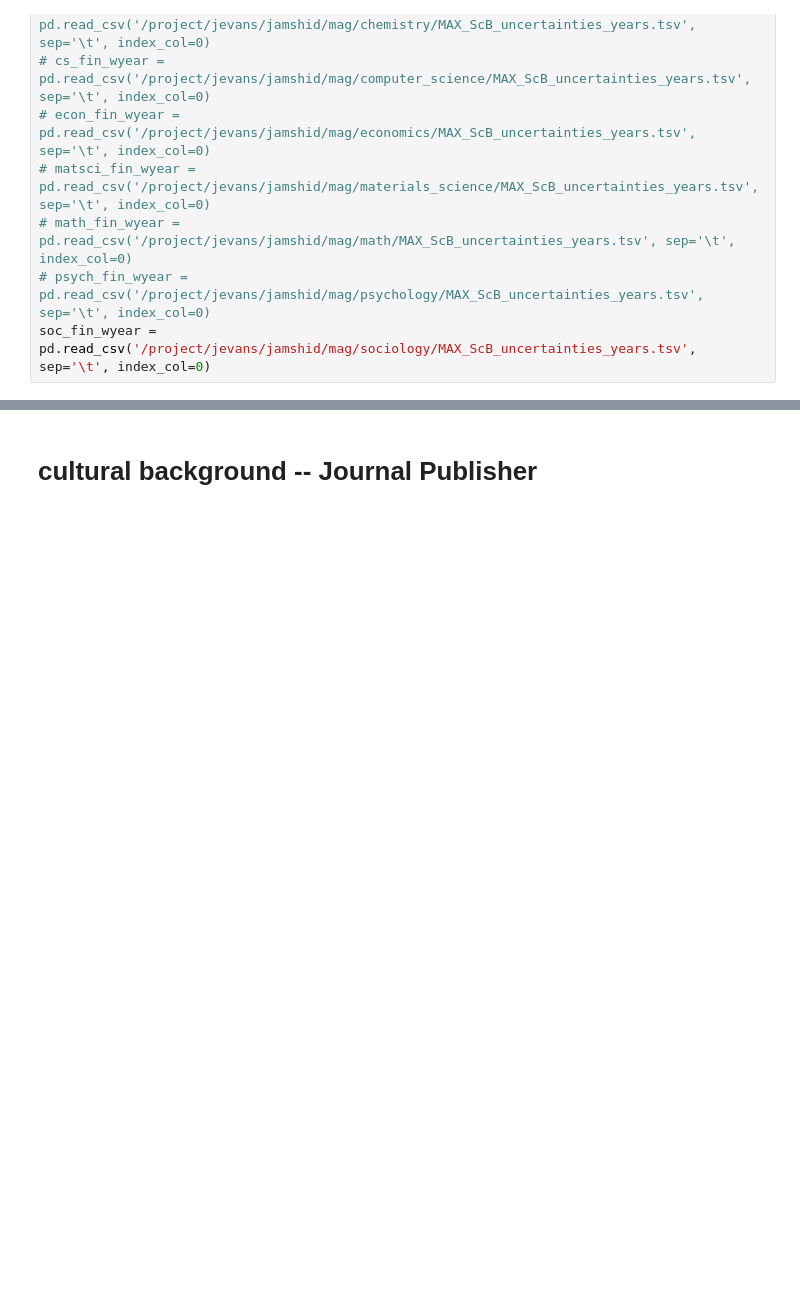
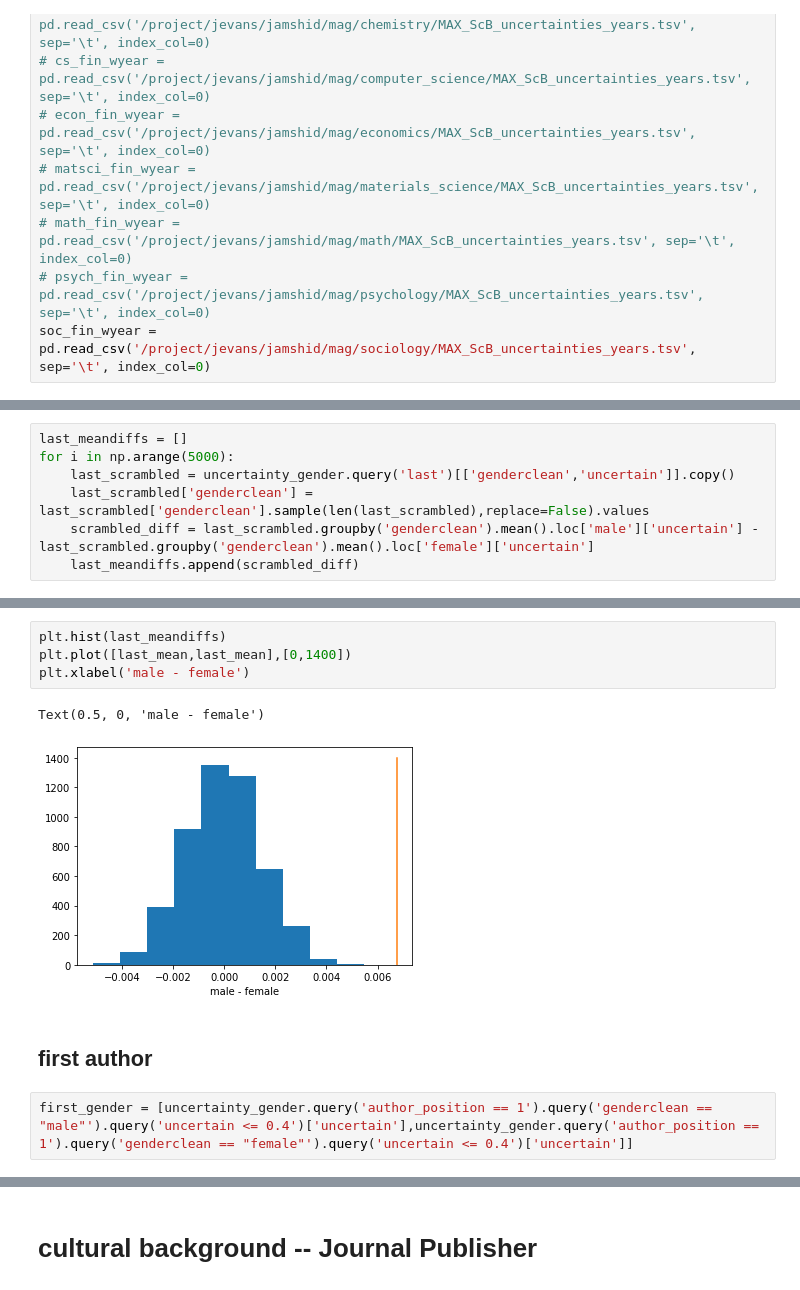
Before and after one commit to graceshaoy/subj-unc-grace, a Jupyter notebook: UncertaintyTrends_grace.ipynb, the cells around one changed output, grey strips where cells are left out. Drawn from its saved outputs; the diff is of its cells as text; blank space fills up the shorter version.

```diff
--- a/UncertaintyTrends_grace.ipynb
+++ b/UncertaintyTrends_grace.ipynb
@@ -65,0 +109,7 @@ soc_fin_wyear = pd.read_csv('/project/jevans/jamshid/mag/sociology/MAX_ScB_uncer
+# %%
+last_meandiffs = []
+for i in np.arange(5000):
+    last_scrambled = uncertainty_gender.query('last')[['genderclean','uncertain']].copy()
+    last_scrambled['genderclean'] = last_scrambled['genderclean'].sample(len(last_scrambled),replace=False).values
+    scrambled_diff = last_scrambled.groupby('genderclean').mean().loc['male']['uncertain'] - last_scrambled.groupby('genderclean').mean().loc['female']['uncertain']
+    last_meandiffs.append(scrambled_diff)
@@ -65,0 +120,11 @@ soc_fin_wyear = pd.read_csv('/project/jevans/jamshid/mag/sociology/MAX_ScB_uncer
+# %%
+plt.hist(last_meandiffs)
+plt.plot([last_mean,last_mean],[0,1400])
+plt.xlabel('male - female')
+# %% [output]
+Text(0.5, 0, 'male - female')
+[figure, added]
+# %% [markdown]
+## first author
+# %%
+first_gender = [uncertainty_gender.query('author_position == 1').query('genderclean == "male"').query('uncertain <= 0.4')['uncertain'],uncertainty_gender.query('author_position == 1').query('genderclean == "female"').query('uncertain <= 0.4')['uncertain']]
```
Also changed, not shown: parts of 30 cells of this notebook, 5 other files.
